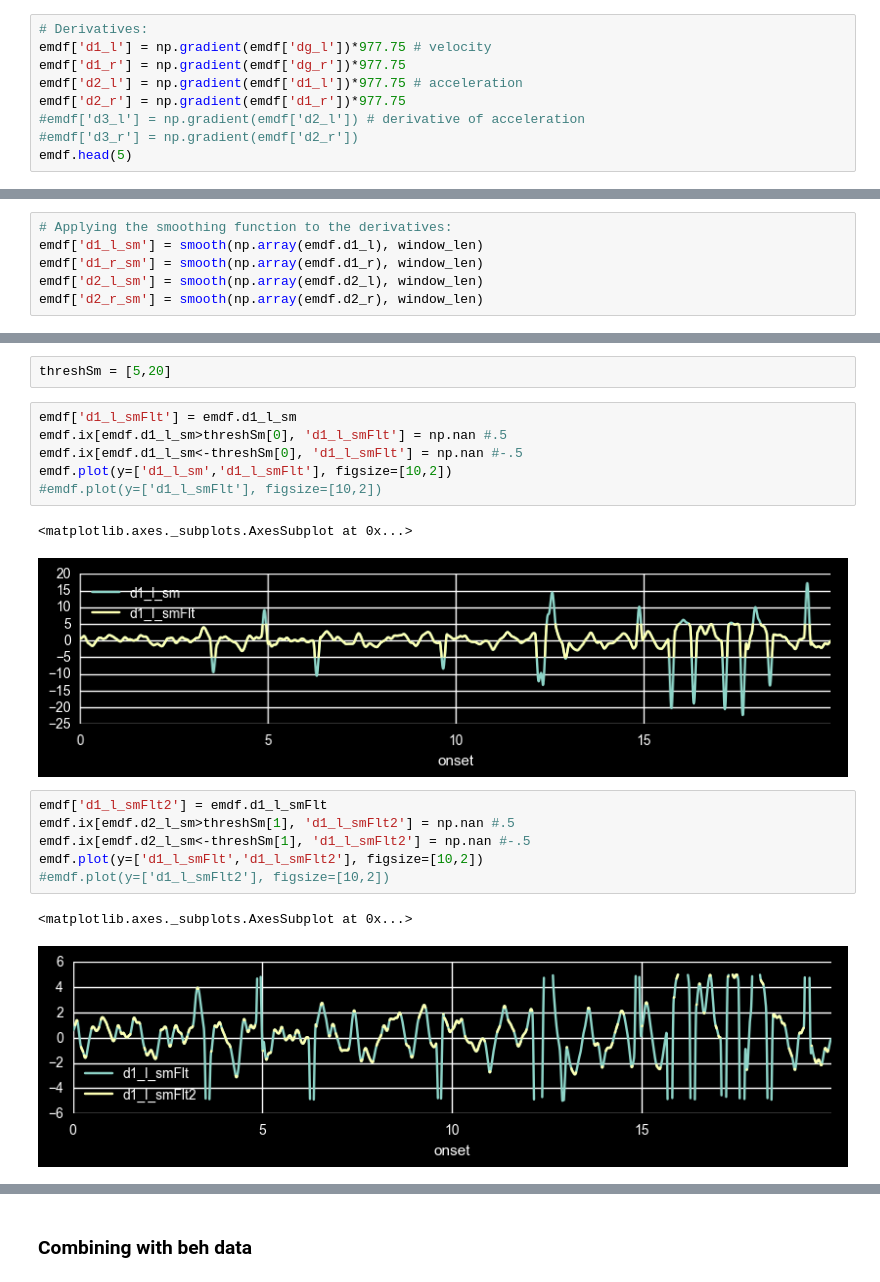
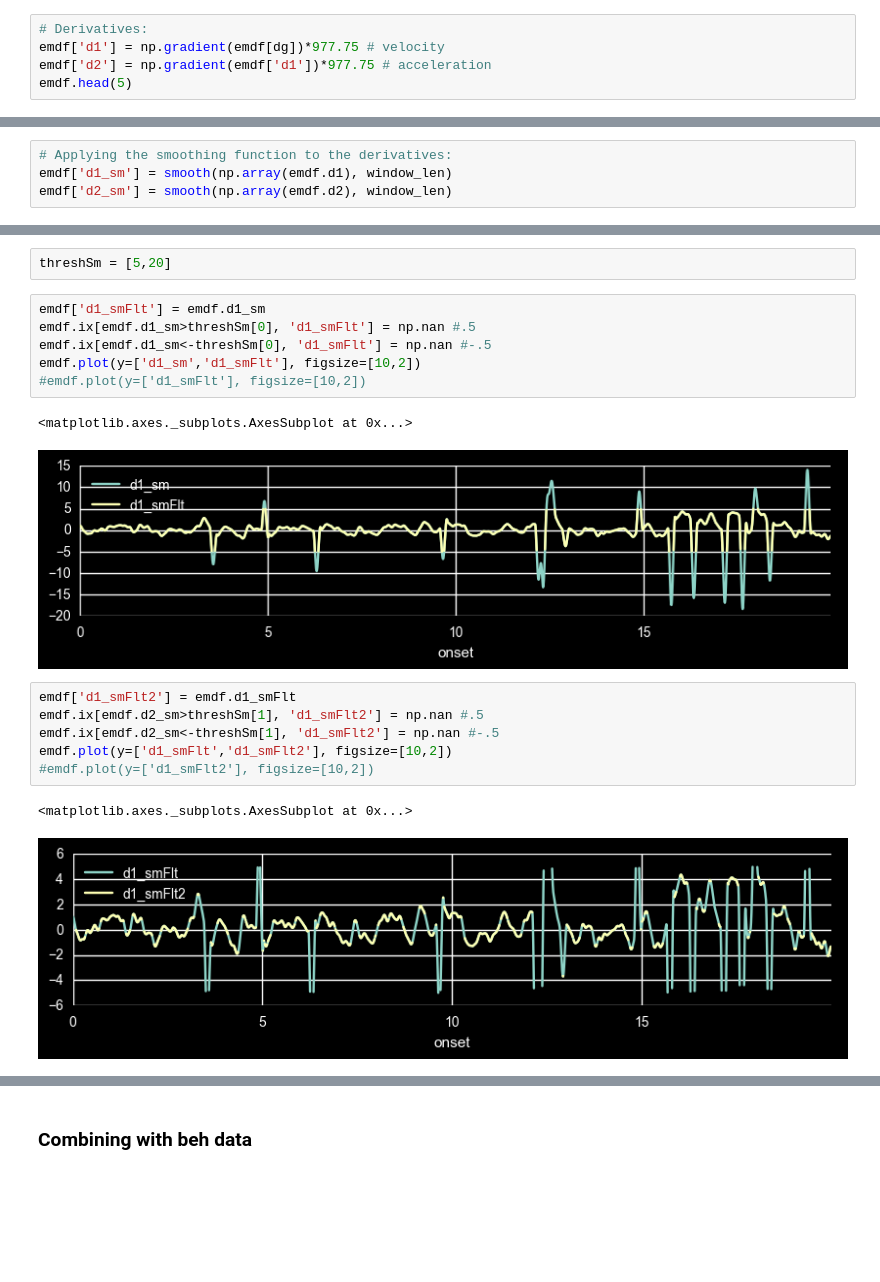
Before and after one commit to egorananyev/dg, a Jupyter notebook: an/em.ipynb, the cells around one changed output, grey strips where cells are left out. Drawn from its saved outputs; the diff is of its cells as text; blank space fills up the shorter version.

```diff
--- a/an/em.ipynb
+++ b/an/em.ipynb
@@ -209,11 +196,7 @@ dg_b
 ### Derivatives
 # %%
 # Derivatives:
-emdf['d1_l'] = np.gradient(emdf['dg_l'])*977.75 # velocity
-emdf['d1_r'] = np.gradient(emdf['dg_r'])*977.75
-emdf['d2_l'] = np.gradient(emdf['d1_l'])*977.75 # acceleration
-emdf['d2_r'] = np.gradient(emdf['d1_r'])*977.75
-#emdf['d3_l'] = np.gradient(emdf['d2_l']) # derivative of acceleration
-#emdf['d3_r'] = np.gradient(emdf['d2_r'])
+emdf['d1'] = np.gradient(emdf[dg])*977.75 # velocity
+emdf['d2'] = np.gradient(emdf['d1'])*977.75 # acceleration
 emdf.head(5)
 # %% [output]
@@ -239,10 +222,8 @@ def smooth(x, window_len=11, window='hanning'):
     return y[(window_len/2):-(window_len/2)] # otherwise returns a lengthened array
 # %%
 # Applying the smoothing function to the derivatives:
-emdf['d1_l_sm'] = smooth(np.array(emdf.d1_l), window_len)
-emdf['d1_r_sm'] = smooth(np.array(emdf.d1_r), window_len)
-emdf['d2_l_sm'] = smooth(np.array(emdf.d2_l), window_len)
-emdf['d2_r_sm'] = smooth(np.array(emdf.d2_r), window_len)
+emdf['d1_sm'] = smooth(np.array(emdf.d1), window_len)
+emdf['d2_sm'] = smooth(np.array(emdf.d2), window_len)
 # %%
 emdf.head()
 # %% [output]
@@ -272,21 +253,21 @@ emdf.plot(y=['d2_l_sm'], figsize=[10,2])
 # %%
 threshSm = [5,20]
 # %%
-emdf['d1_l_smFlt'] = emdf.d1_l_sm
-emdf.ix[emdf.d1_l_sm>threshSm[0], 'd1_l_smFlt'] = np.nan #.5
-emdf.ix[emdf.d1_l_sm<-threshSm[0], 'd1_l_smFlt'] = np.nan #-.5
-emdf.plot(y=['d1_l_sm','d1_l_smFlt'], figsize=[10,2])
-#emdf.plot(y=['d1_l_smFlt'], figsize=[10,2])
+emdf['d1_smFlt'] = emdf.d1_sm
+emdf.ix[emdf.d1_sm>threshSm[0], 'd1_smFlt'] = np.nan #.5
+emdf.ix[emdf.d1_sm<-threshSm[0], 'd1_smFlt'] = np.nan #-.5
+emdf.plot(y=['d1_sm','d1_smFlt'], figsize=[10,2])
+#emdf.plot(y=['d1_smFlt'], figsize=[10,2])
 # %% [output]
 <matplotlib.axes._subplots.AxesSubplot at 0x...>
-[figure, old version]
+[figure, new version]
 # %%
-emdf['d1_l_smFlt2'] = emdf.d1_l_smFlt
-emdf.ix[emdf.d2_l_sm>threshSm[1], 'd1_l_smFlt2'] = np.nan #.5
-emdf.ix[emdf.d2_l_sm<-threshSm[1], 'd1_l_smFlt2'] = np.nan #-.5
-emdf.plot(y=['d1_l_smFlt','d1_l_smFlt2'], figsize=[10,2])
-#emdf.plot(y=['d1_l_smFlt2'], figsize=[10,2])
+emdf['d1_smFlt2'] = emdf.d1_smFlt
+emdf.ix[emdf.d2_sm>threshSm[1], 'd1_smFlt2'] = np.nan #.5
+emdf.ix[emdf.d2_sm<-threshSm[1], 'd1_smFlt2'] = np.nan #-.5
+emdf.plot(y=['d1_smFlt','d1_smFlt2'], figsize=[10,2])
+#emdf.plot(y=['d1_smFlt2'], figsize=[10,2])
 # %% [output]
 <matplotlib.axes._subplots.AxesSubplot at 0x...>
-[figure, old version]
+[figure, new version]
 # %%
```
Also changed, not shown: parts of 10 cells of this notebook.
